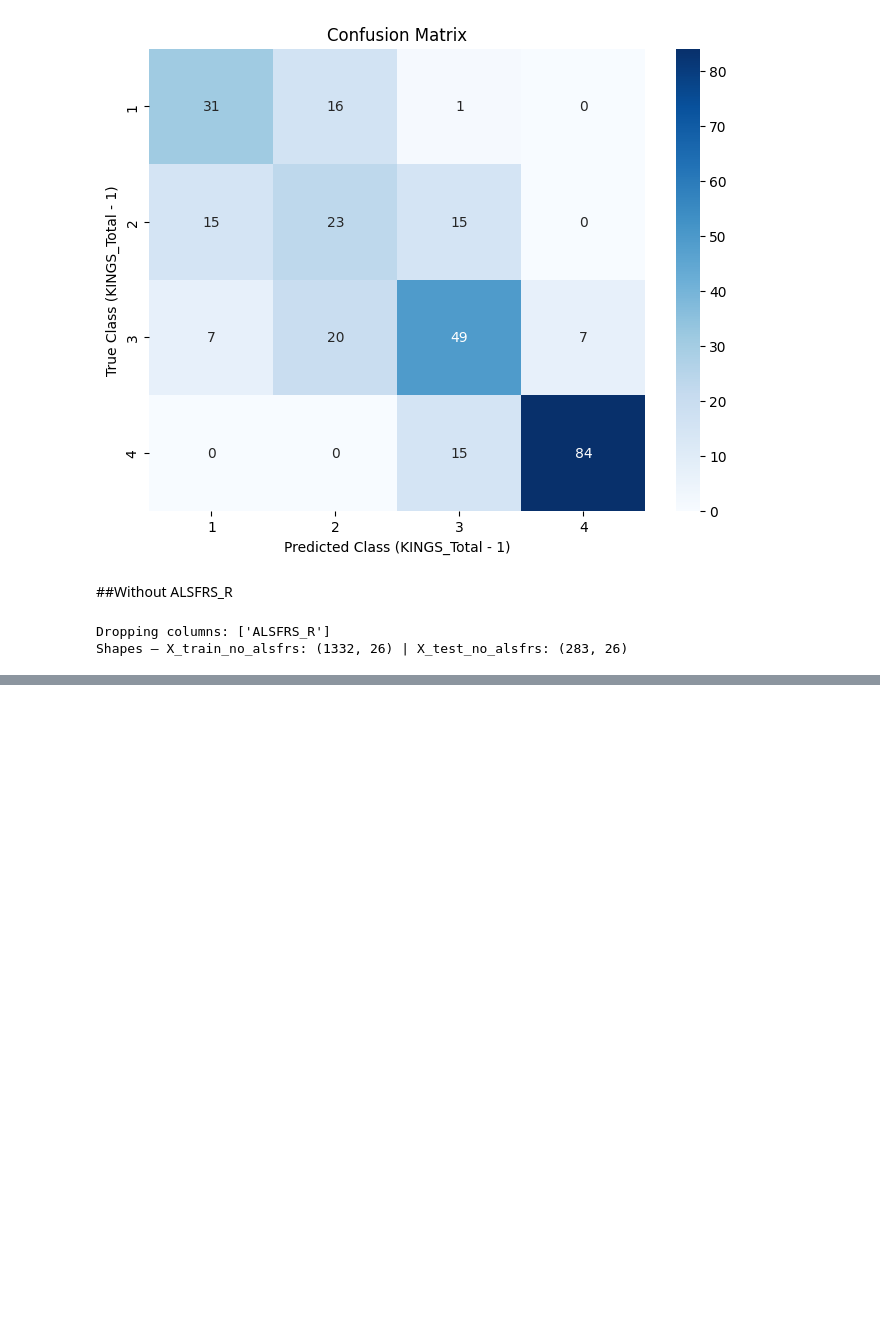
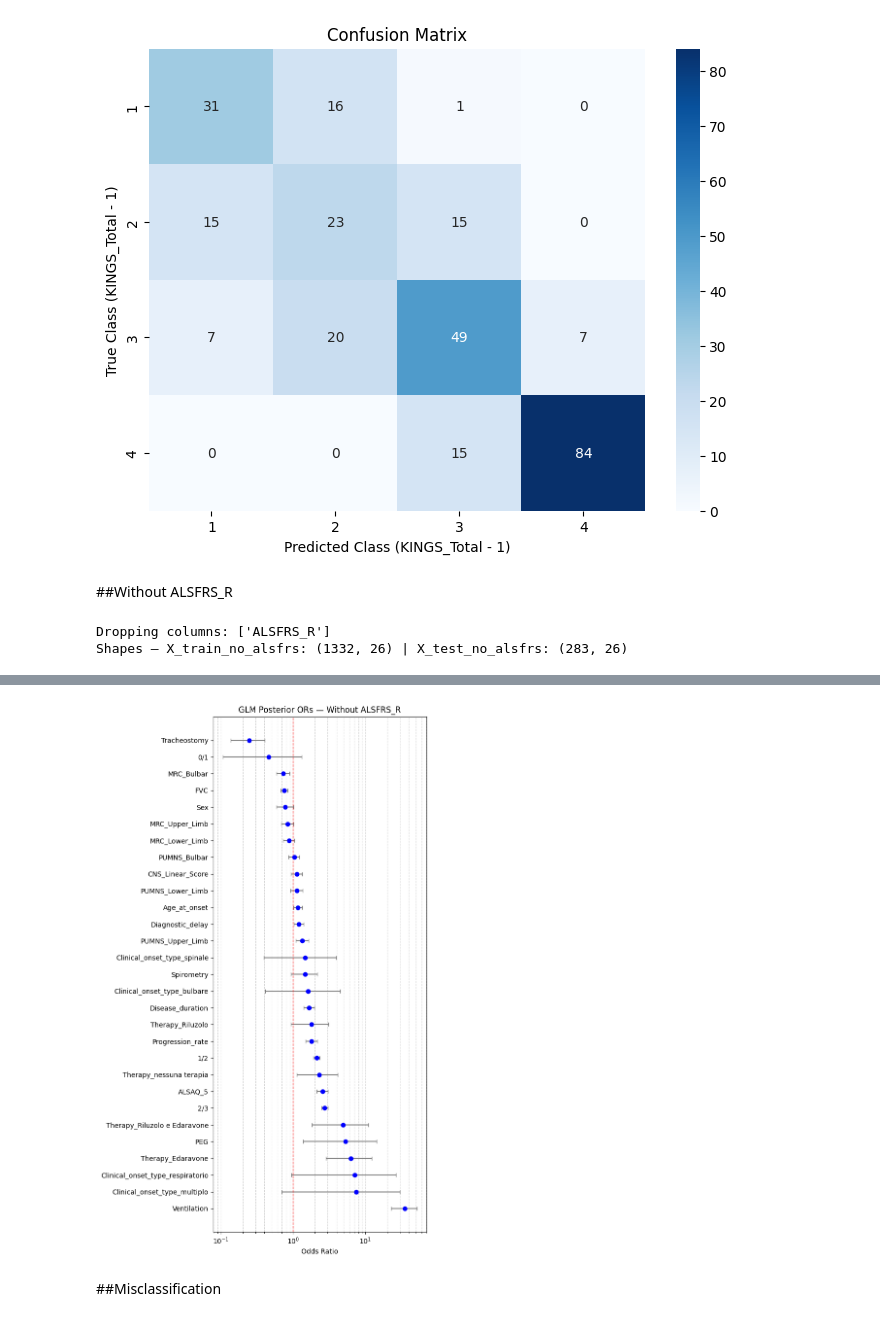
Before and after one commit to FaridRash/Advance-Statistical-Learnin--Semester-3, a Jupyter notebook: Farid/Farid_GLM.ipynb, the cells around one changed output, grey strips where cells are left out. Cells and saved outputs as stored; diff of their text form; code cells hidden in the pictures; blank space fills up the shorter version.

```diff
--- a/Farid/Farid_GLM.ipynb
+++ b/Farid/Farid_GLM.ipynb
@@ -410,0 +540,6 @@ Df Model:                          26
+# %%
+plot_forest(post_glm_noa, title="GLM Posterior ORs — Without ALSFRS_R")
+# %% [output]
+[figure, added]
+# %% [markdown]
+##Misclassification
```
Also changed, not shown: parts of 11 cells of this notebook.
